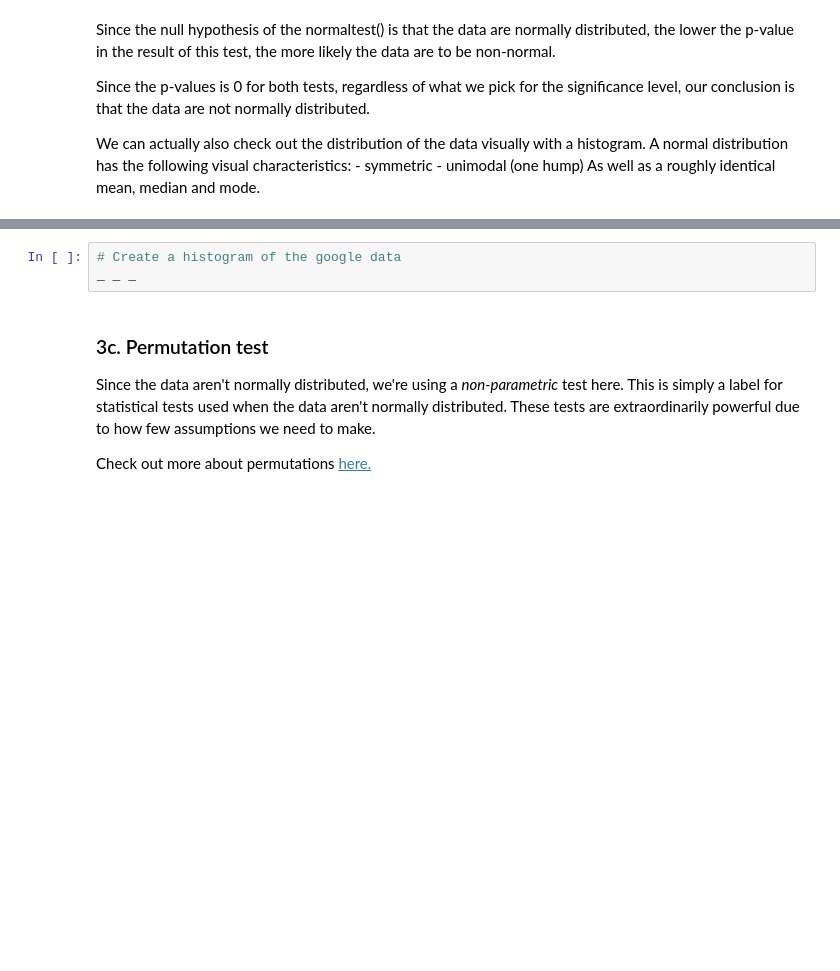
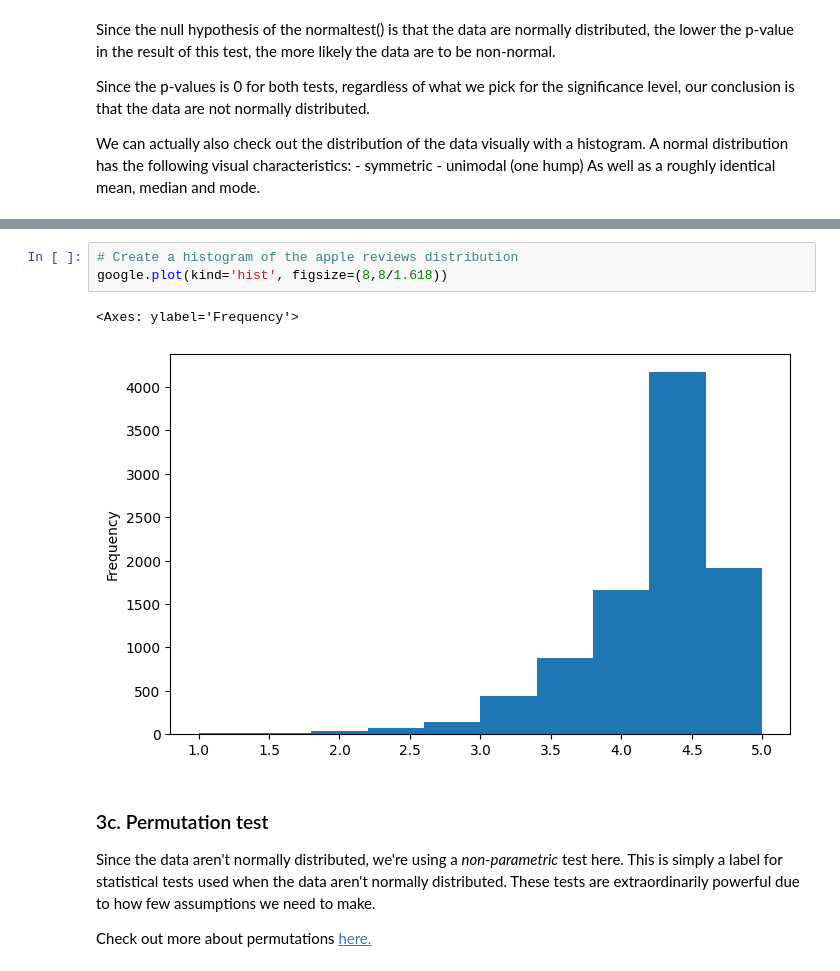
Before and after one commit to def-mycroft/springboard, a Jupyter notebook: notebooks/22.3-hypo-testing/Springboard Apps project - Tier 3 - Complete.ipynb, the cells around one changed output, grey strips where cells are left out. Drawn from its saved outputs; the diff is of its cells as text; blank space fills up the shorter version.

```diff
--- a/notebooks/22.3-hypo-testing/Springboard Apps project - Tier 3 - Complete.ipynb
+++ b/notebooks/22.3-hypo-testing/Springboard Apps project - Tier 3 - Complete.ipynb
@@ -332,6 +462,9 @@ _ _ _
 # %%
-# Create a histogram of the google data
-_ _ _
+# Create a histogram of the apple reviews distribution
+google.plot(kind='hist', figsize=(8,8/1.618))
+# %% [output]
+<Axes: ylabel='Frequency'>
+[figure, added]
 # %% [markdown]
 ### 3c. Permutation test
 Since the data aren't normally distributed, we're using a *non-parametric* test here. This is simply a label for statistical tests used when the data aren't normally distributed. These tests are extraordinarily powerful due to how few assumptions we need to make.
```
Also changed, not shown: parts of 37 cells of this notebook.
